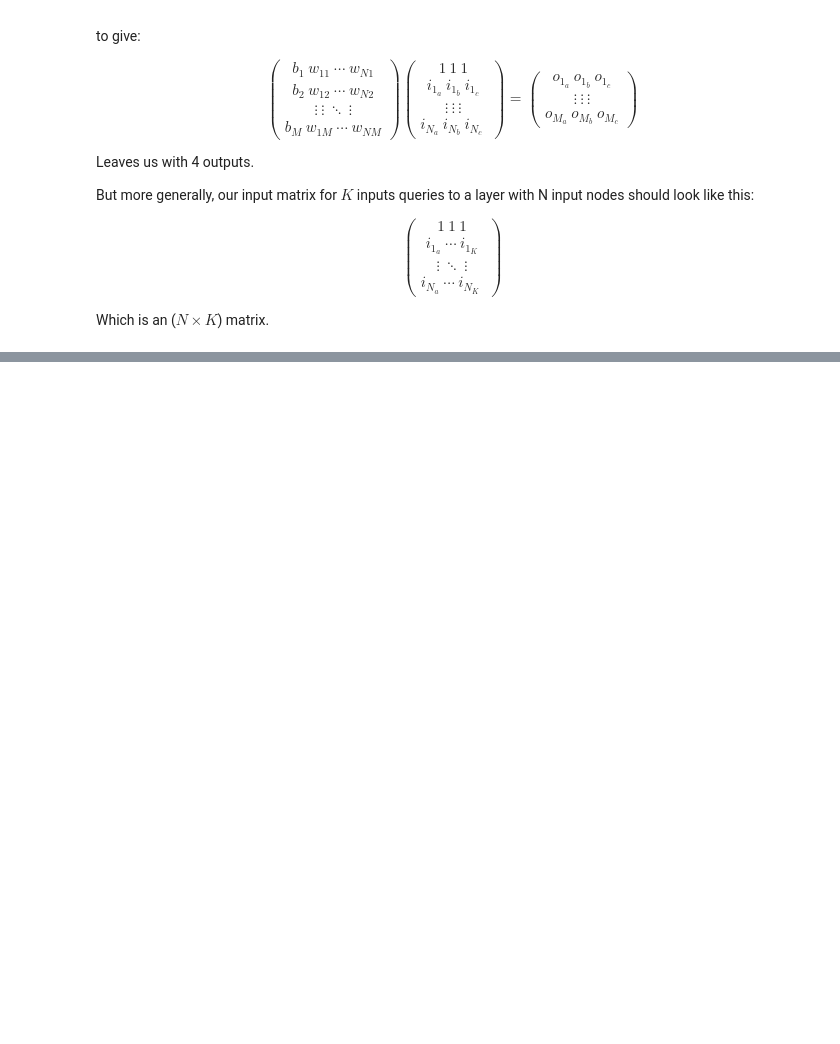
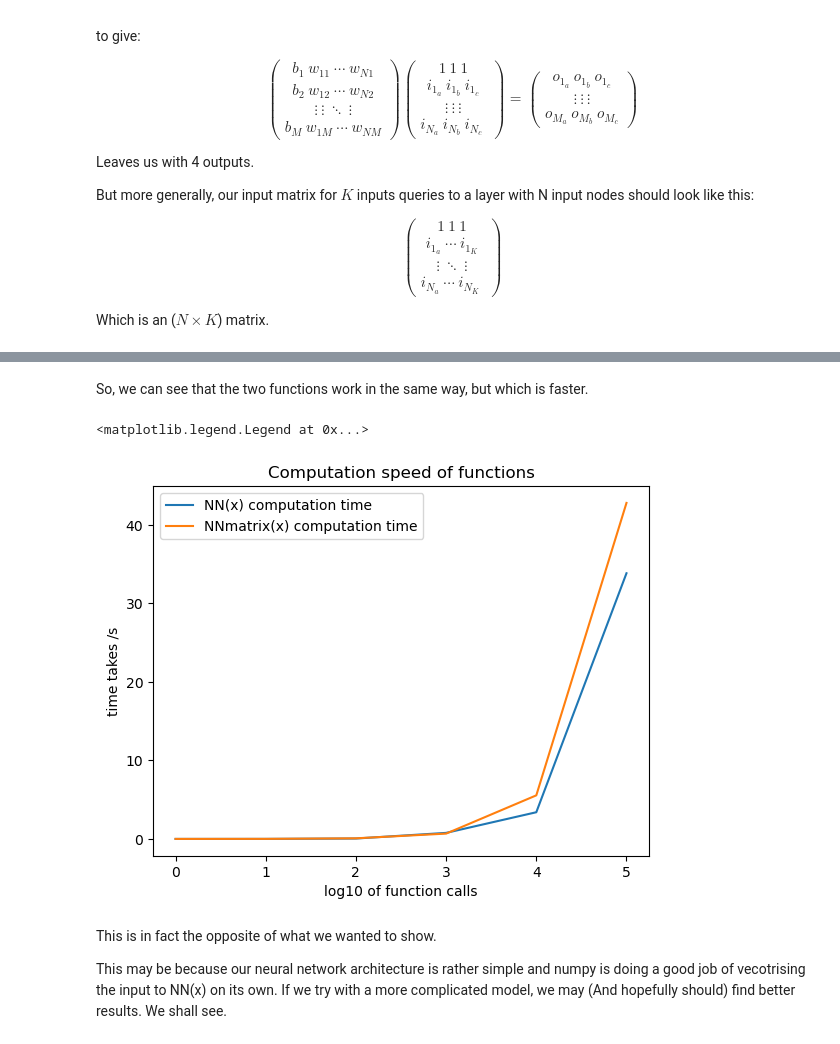
Before and after one commit to Shelfonfire/Statistics, a Jupyter notebook: Simple NN/Simple NN Matrix formulation.ipynb, the cells around one changed output, grey strips where cells are left out. Cells and saved outputs as stored; diff of their text form; code cells hidden in the pictures; blank space fills up the shorter version.

```diff
--- a/Simple NN Matrix formulation.ipynb
+++ b/Simple NN/Simple NN Matrix formulation.ipynb
@@ -392,0 +368,2 @@ ax[0].plot(x,y)
+# %% [markdown]
+So, we can see that the two functions work in the same way, but which is faster.
@@ -392,0 +372,36 @@ ax[0].plot(x,y)
+# %%
+#define x
+x = np.linspace(0,1,1001)
+
+#define test functions
+def testNNmatrix():
+    return NNmatrix(np.transpose([x]))
+
+
+def testNN():
+    return NN(x)
+
+n_arr = []
+t1_arr = []
+t2_arr = []
+
+for i in range(0,6):
+    n = 10**i
+    n_arr.append(n)
+    t1_arr.append(timeit.timeit(testNN, number = n))
+    t2_arr.append(timeit.timeit(testNNmatrix, number = n))
+# %%
+#plt.plot(np.log10(np.array(n_arr)),t1_arr)
+plt.plot(np.log10(n_arr),t1_arr, label = 'NN(x) computation time')
+plt.plot(np.log10(n_arr),t2_arr, label = 'NNmatrix(x) computation time')
+plt.xlabel('log10 of function calls')
+plt.ylabel('time takes /s')
+plt.title('Computation speed of functions')
+plt.legend()
+# %% [output]
+<matplotlib.legend.Legend at 0x...>
+[figure, added]
+# %% [markdown]
+This is in fact the opposite of what we wanted to show.
+
+This may be because our neural network architecture is rather simple and numpy is doing a good job of vecotrising the input to NN(x) on its own. If we try with a more complicated model, we may (And hopefully should) find better results. We shall see.
```
Also changed, not shown: parts of 6 cells of this notebook.
